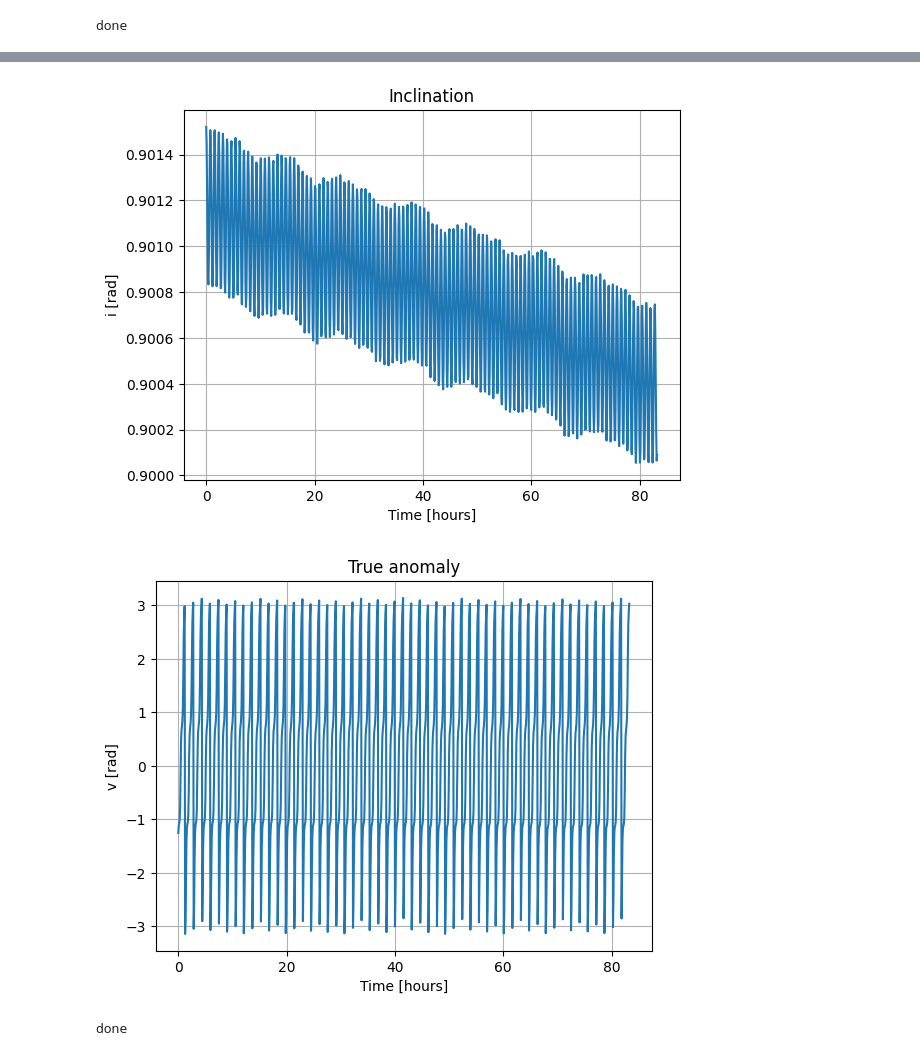
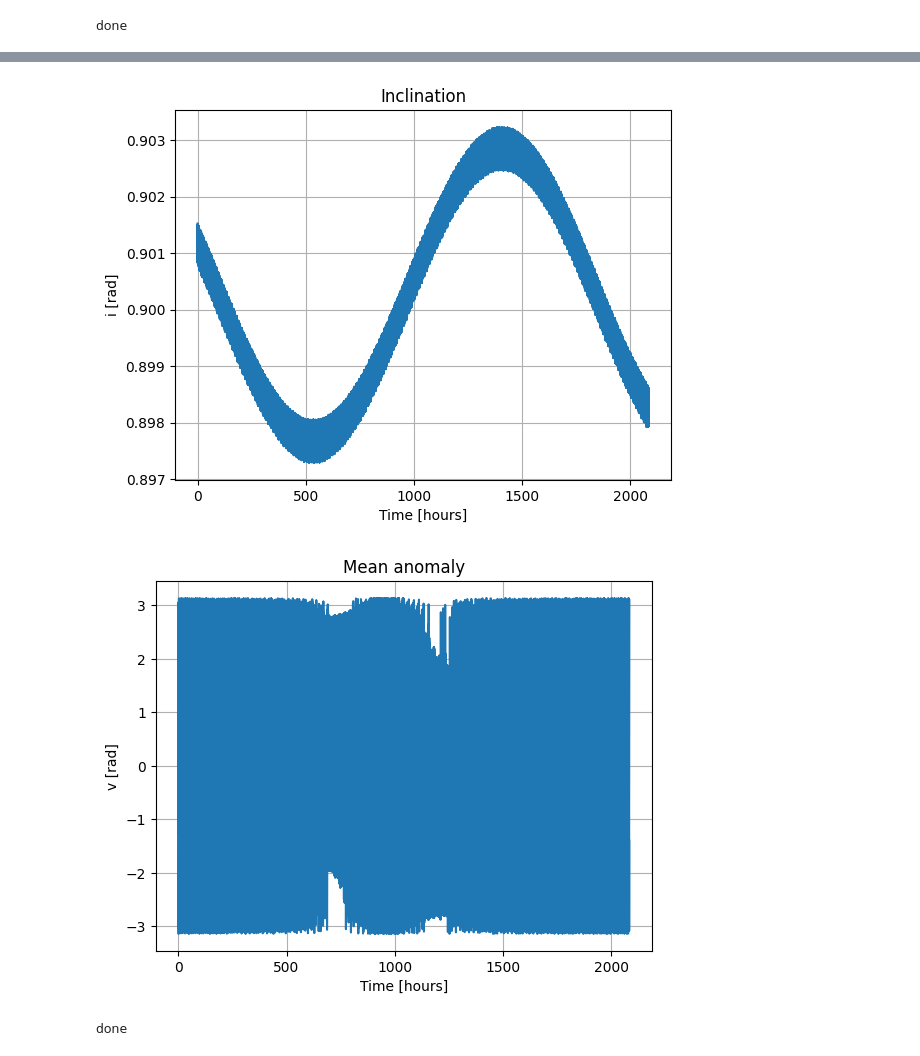
Before and after one commit to SS26-27-JMU-Praktikum-Koopman-EDMD/orekit-propagator, a Jupyter notebook: src/reference_propagator.ipynb, the cells around one changed output, grey strips where cells are left out. Saved outputs shown, nothing was run; the diff lists cells and outputs as text; code cells hidden in the pictures.

```diff
--- a/src/reference_propagator.ipynb
+++ b/src/reference_propagator.ipynb
@@ -172,8 +176,7 @@ egm2008_gravity = HolmesFeatherstoneAttractionModel(earthFrame, provider)
 
 propagator.addForceModel(egm2008_gravity)
 
-N_base = 1000 # Training data
-N_total = int(N_base * 1.1) # Prediction data
+N_base = 50000 # Training data
 
 times = []
 raan = []
@@ -181,10 +184,10 @@ omega = []
 a_list = []
 e_list = []
 i_list = []
-v_list = []
+m_list = []
 
-for k in range(N_total):
-    t = k * 300.0  # 5 -minute steps
+for k in range(N_base):
+    t = k * 150.0  # 2.5 -minute steps
 
     state = propagator.propagate(dataAcquisitionDate.shiftedBy(t))
     orbit = state.getOrbit()
@@ -197,7 +200,7 @@ for k in range(N_total):
     omega.append(kepler.getPerigeeArgument())
     e_list.append(kepler.getE())
     i_list.append(kepler.getI())
-    v_list.append(kepler.getTrueAnomaly())
+    m_list.append(kepler.getMeanAnomaly())
 
 omega_array = np.array(omega)
 omega_wrapped = np.arctan2(np.sin(omega_array), np.cos(omega_array))
@@ -206,45 +209,43 @@ print("done")
 # %% [output]
 done
 # %%
-times_plot = times[:N_base]
-
-plt.plot(times_plot, raan[:N_base])
+plt.plot(times, raan)
 plt.title("RAAN drift due to J2")
 plt.xlabel("Time [hours]")
 plt.ylabel("RAAN [rad]")
 plt.grid()
 plt.show()
 
-plt.plot(times_plot, a_list[:N_base])
+plt.plot(times, a_list)
 plt.title("Semi-major axis (energy conservation check)")
 plt.xlabel("Time [hours]")
 plt.ylabel("a [m]")
 plt.grid()
 plt.show()
 
-plt.plot(times_plot, omega_wrapped[:N_base])
+plt.plot(times, omega_wrapped)
 plt.title("Argument of perigee drift due to J2")
 plt.xlabel("Time [hours]")
 plt.ylabel("ω [rad]")
 plt.grid()
 plt.show()
 
-plt.plot(times_plot, e_list[:N_base])
+plt.plot(times, e_list)
 plt.title("e Orbital eccentricity")
 plt.xlabel("Time [hours]")
 plt.ylabel("e")
 plt.grid()
 plt.show()
 
-plt.plot(times_plot, i_list[:N_base])
+plt.plot(times, i_list)
 plt.title("Inclination")
 plt.xlabel("Time [hours]")
 plt.ylabel("i [rad]")
 plt.grid()
 plt.show()
 
-plt.plot(times_plot, v_list[:N_base])
-plt.title("True anomaly")
+plt.plot(times, m_list)
+plt.title("Mean anomaly")
 plt.xlabel("Time [hours]")
 plt.ylabel("v [rad]")
 plt.grid()
@@ -257,5 +258,5 @@ plt.show()
-[figure, old version]
+[figure, new version]
-[figure, old version]
+[figure, new version]
 # %%
 
 import pandas as pd
```
Also changed, not shown: parts of 3 cells of this notebook, 6 other files.
